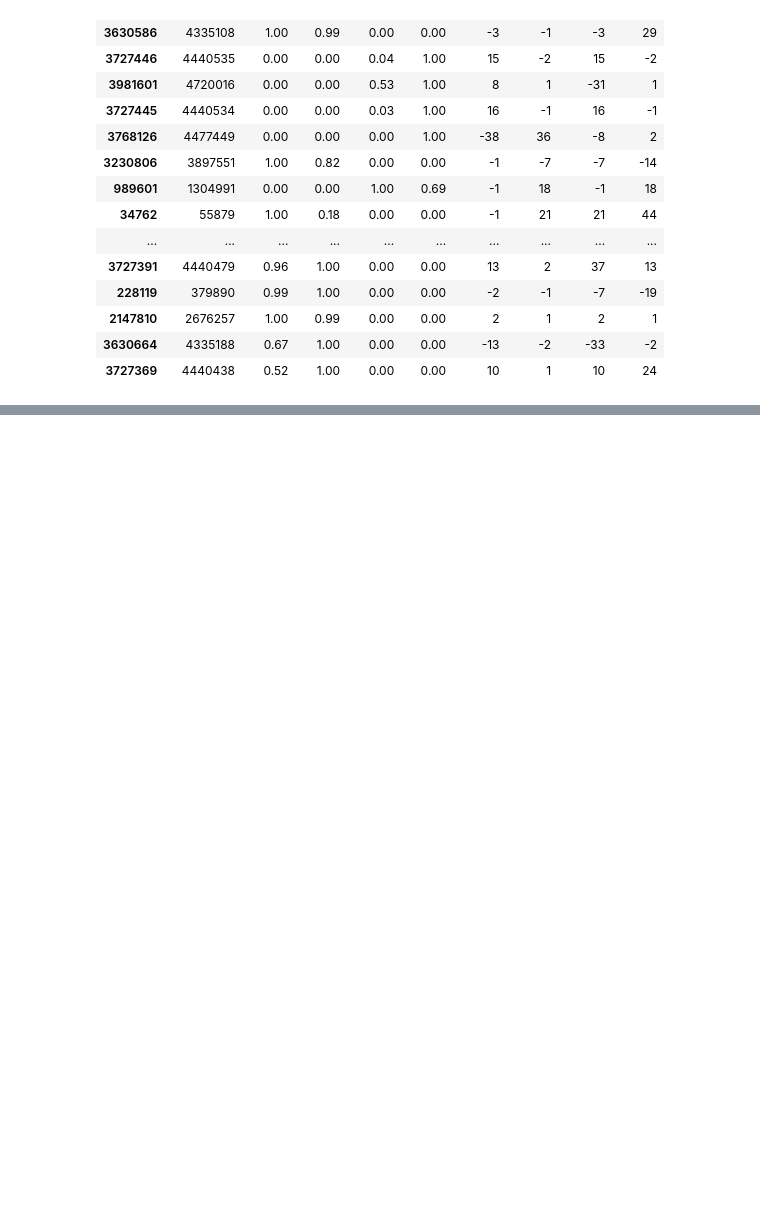
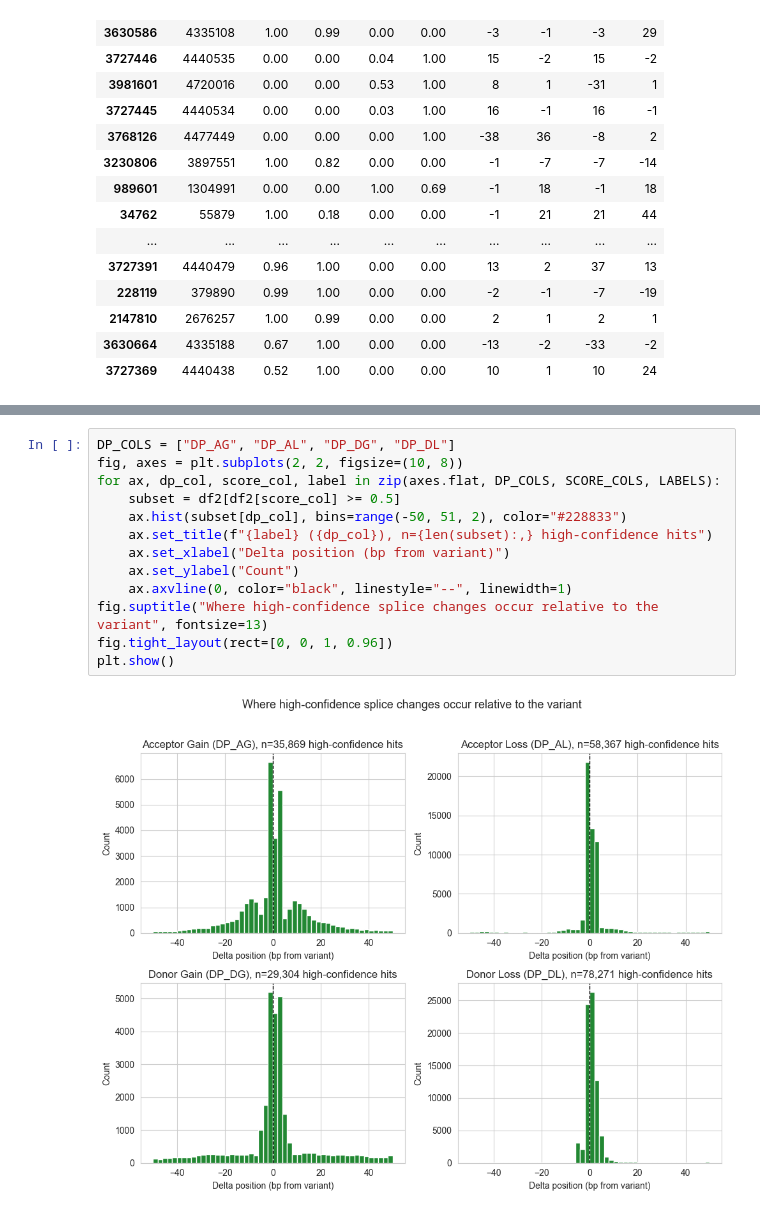
Before and after one commit to ddcohn/RBP_Isoforms_Variants, a Jupyter notebook: notebooks/spliceai_clinvar_exploration.ipynb, the cells around one changed output, grey strips where cells are left out. Drawn from its saved outputs; the diff is of its cells as text; blank space fills up the shorter version.

```diff
--- a/notebooks/spliceai_clinvar_exploration.ipynb
+++ b/notebooks/spliceai_clinvar_exploration.ipynb
@@ -85,0 +194,15 @@ top_variants[["VariationID"] + SCORE_COLS + ["DP_AG", "DP_AL", "DP_DG", "DP_DL"]
+# %%
+DP_COLS = ["DP_AG", "DP_AL", "DP_DG", "DP_DL"]
+fig, axes = plt.subplots(2, 2, figsize=(10, 8))
+for ax, dp_col, score_col, label in zip(axes.flat, DP_COLS, SCORE_COLS, LABELS):
+    subset = df2[df2[score_col] >= 0.5]
+    ax.hist(subset[dp_col], bins=range(-50, 51, 2), color="#228833")
+    ax.set_title(f"{label} ({dp_col}), n={len(subset):,} high-confidence hits")
+    ax.set_xlabel("Delta position (bp from variant)")
+    ax.set_ylabel("Count")
+    ax.axvline(0, color="black", linestyle="--", linewidth=1)
+fig.suptitle("Where high-confidence splice changes occur relative to the variant", fontsize=13)
+fig.tight_layout(rect=[0, 0, 1, 0.96])
+plt.show()
+# %% [output]
+[figure, added]
```
Also changed, not shown: parts of 7 cells of this notebook.
